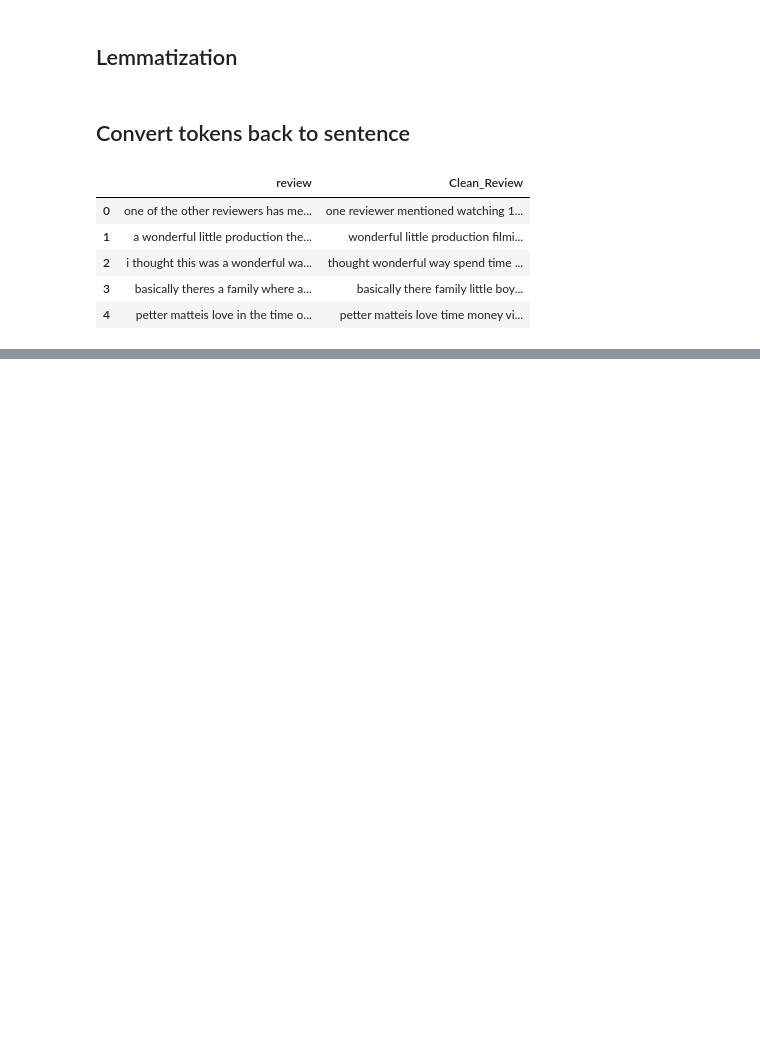
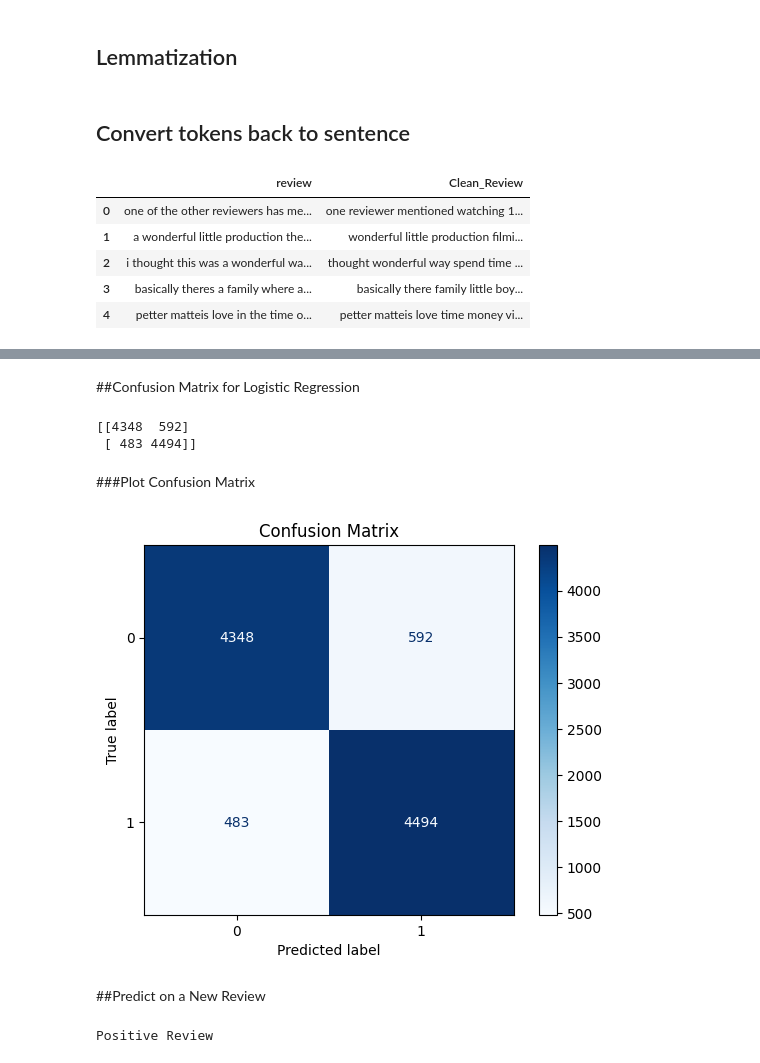
Before and after one commit to tojotk/IMDb_Movie_Reviews, a Jupyter notebook: IMDb_Movie_Reviews.ipynb, the cells around one changed output, grey strips where cells are left out. Cells and saved outputs as stored; diff of their text form; code cells hidden in the pictures; blank space fills up the shorter version.

Commit message:
Build and evaluate IMDb sentiment analysis model.

```diff
--- a/IMDb_Movie_Reviews.ipynb
+++ b/IMDb_Movie_Reviews.ipynb
@@ -237,0 +317,12 @@ df_movie.head()
+# %%
+# Convert the cleaned text into numerical feature vectors
+# using the TF-IDF (Term Frequency–Inverse Document Frequency) technique.
+tfidf = TfidfVectorizer(
+    max_features=10000,    #Keep only the top 10,000 important words.
+    ngram_range=(1,2)      #Use both single words and pairs of words.
+
+)
+# Learn the vocabulary from the training data and transform the text into TF-IDF vectors.
+X_train_tfidf = tfidf.fit_transform(X_train)
+# Transform the test data using the same vocabulary.
+X_test_tfidf = tfidf.transform(X_test)
@@ -237,0 +338,13 @@ df_movie.head()
+# %%
+# Create a Logistic Regression classifier
+# and train it using the TF-IDF feature vectors.
+model = LogisticRegression(max_iter=1000)
+
+model.fit(X_train_tfidf, y_train)
+# Predict the sentiment labels for the unseen test dataset.
+y_pred_lr = model.predict(X_test_tfidf)
+
+# Calculate the overall accuracy of the trained model.
+accuracy_lr = accuracy_score(y_test, y_pred_lr)
+
+print("Accuracy :", accuracy_lr)
@@ -237,0 +390,41 @@ df_movie.head()
+# %% [markdown]
+##Confusion Matrix for Logistic Regression
+# %%
+# Generate the confusion matrix to compare actual labels with predicted labels.
+
+cm = confusion_matrix(y_test, y_pred_lr)
+
+print(cm)
+# %% [output]
+[[4348  592]
+ [ 483 4494]]
+# %% [markdown]
+###Plot Confusion Matrix
+# %%
+# Display the confusion matrix using a heatmap-style visualization.
+
+disp = ConfusionMatrixDisplay(confusion_matrix=cm)
+
+disp.plot(cmap="Blues")
+
+plt.title("Confusion Matrix")
+plt.show()
+# %% [output]
+[figure, added]
+# %% [markdown]
+##Predict on a New Review
+# %%
+# Predict the sentiment of a new movie review  entered by the user.
+
+review = ["This movie was absolutely fantastic. I loved every scene."]
+
+review = tfidf.transform(review)
+
+prediction = model.predict(review)
+
+if prediction[0] == 1:
+    print("Positive Review")
+else:
+    print("Negative Review")
+# %% [output]
+Positive Review
```
Also changed, not shown: parts of 22 cells of this notebook.
